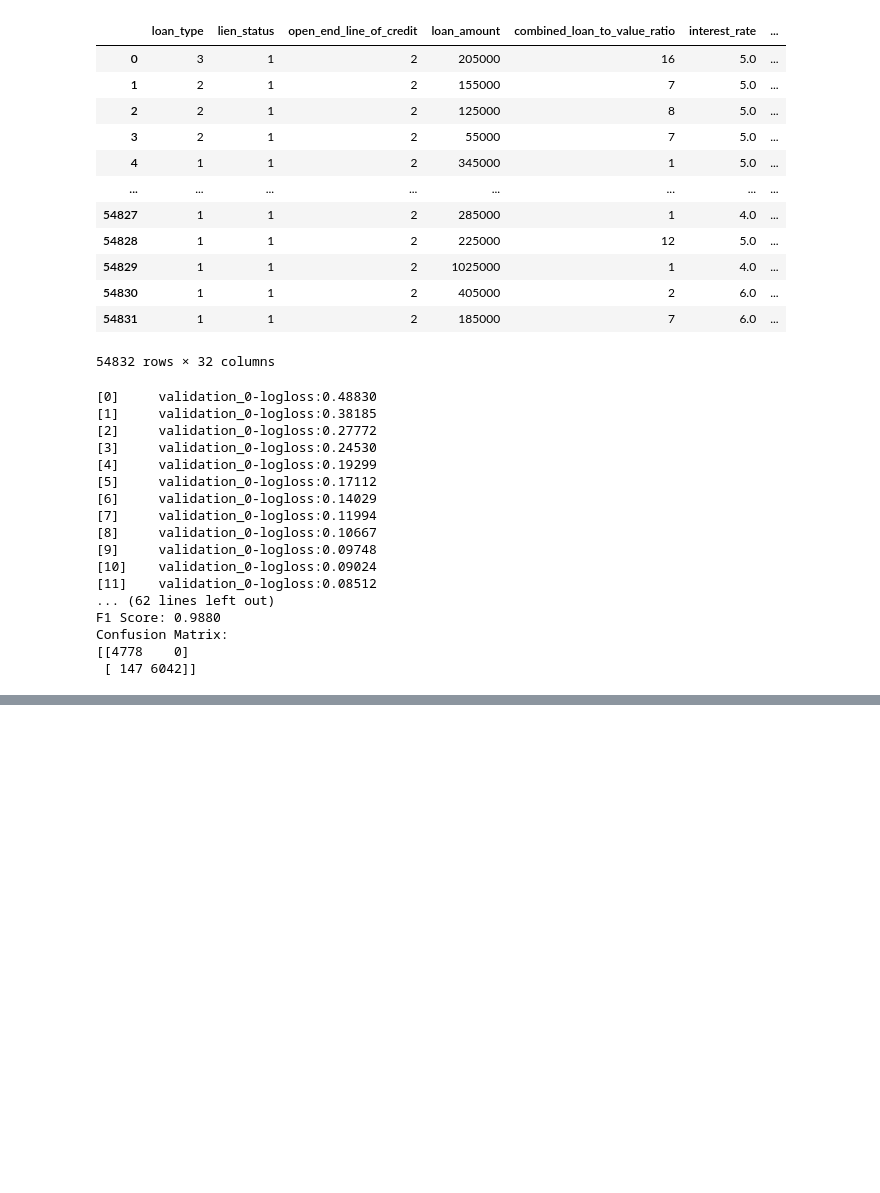
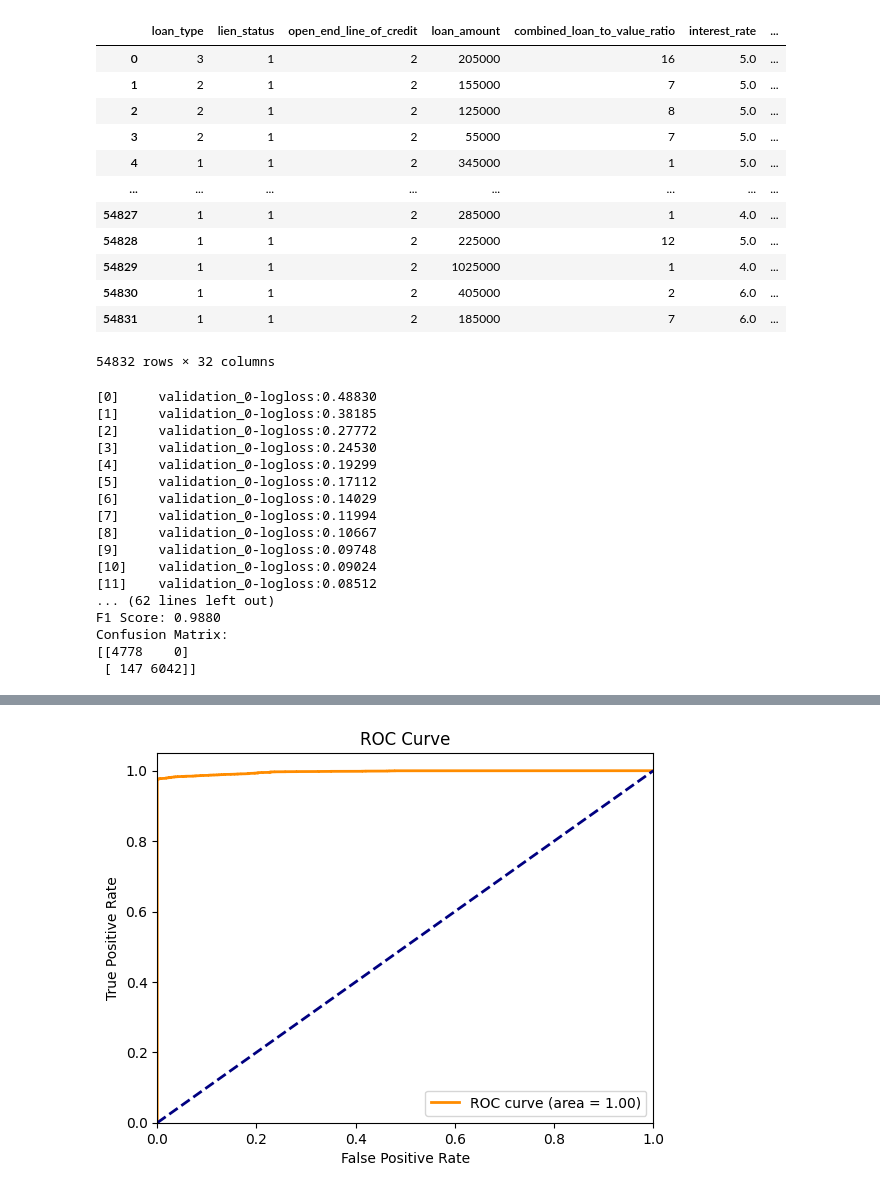
Before and after one commit to aschera/credit_risk_predictor, a Jupyter notebook: notebooks/Christinas/EDA_stepwise/14_undersampling_with_smote.ipynb, the cells around one changed output, grey strips where cells are left out. Saved outputs shown, nothing was run; the diff lists cells and outputs as text; code cells hidden in the pictures; blank space fills up the shorter version.

```diff
--- a/notebooks/Christinas/EDA_stepwise/14_undersampling_with_smote.ipynb
+++ b/notebooks/Christinas/EDA_stepwise/14_undersampling_with_smote.ipynb
@@ -939,0 +907,16 @@ Confusion Matrix:
+# %%
+# Make predictions on the test set
+y_prob2 = xgb_model2.predict_proba(X_test)[:, 1]
+
+# Calculate and print the classification report
+report = classification_report(y_test, (y_prob2 > 0.5).astype(int), zero_division=1)
+print(report)
+
+# Calculate AUC-ROC
+roc_auc = roc_auc_score(y_test, y_prob2)
+print("AUC-ROC:", roc_auc)
+
+# Calculate Precision-Recall AUC
+precision, recall, _ = precision_recall_curve(y_test, y_prob2, pos_label=1)
+pr_auc = auc(recall, precision)
+print("Precision-Recall AUC:", pr_auc)
@@ -939,0 +935,20 @@ Confusion Matrix:
+# %%
+# Calculate the False Positive Rate (FPR) and True Positive Rate (TPR)
+fpr, tpr, _ = roc_curve(y_test, y_prob2, pos_label=1)
+
+# Calculate AUC-ROC
+roc_auc = auc(fpr, tpr)
+
+# Create the ROC curve plot
+plt.figure()
+plt.plot(fpr, tpr, color='darkorange', lw=2, label='ROC curve (area = %0.2f)' % roc_auc)
+plt.plot([0, 1], [0, 1], color='navy', lw=2, linestyle='--')
+plt.xlim([0.0, 1.0])
+plt.ylim([0.0, 1.05])
+plt.xlabel('False Positive Rate')
+plt.ylabel('True Positive Rate')
+plt.title('ROC Curve')
+plt.legend(loc="lower right")
+plt.show()
+# %% [output]
+[figure, added]
```
Also changed, not shown: parts of 23 cells of this notebook.
